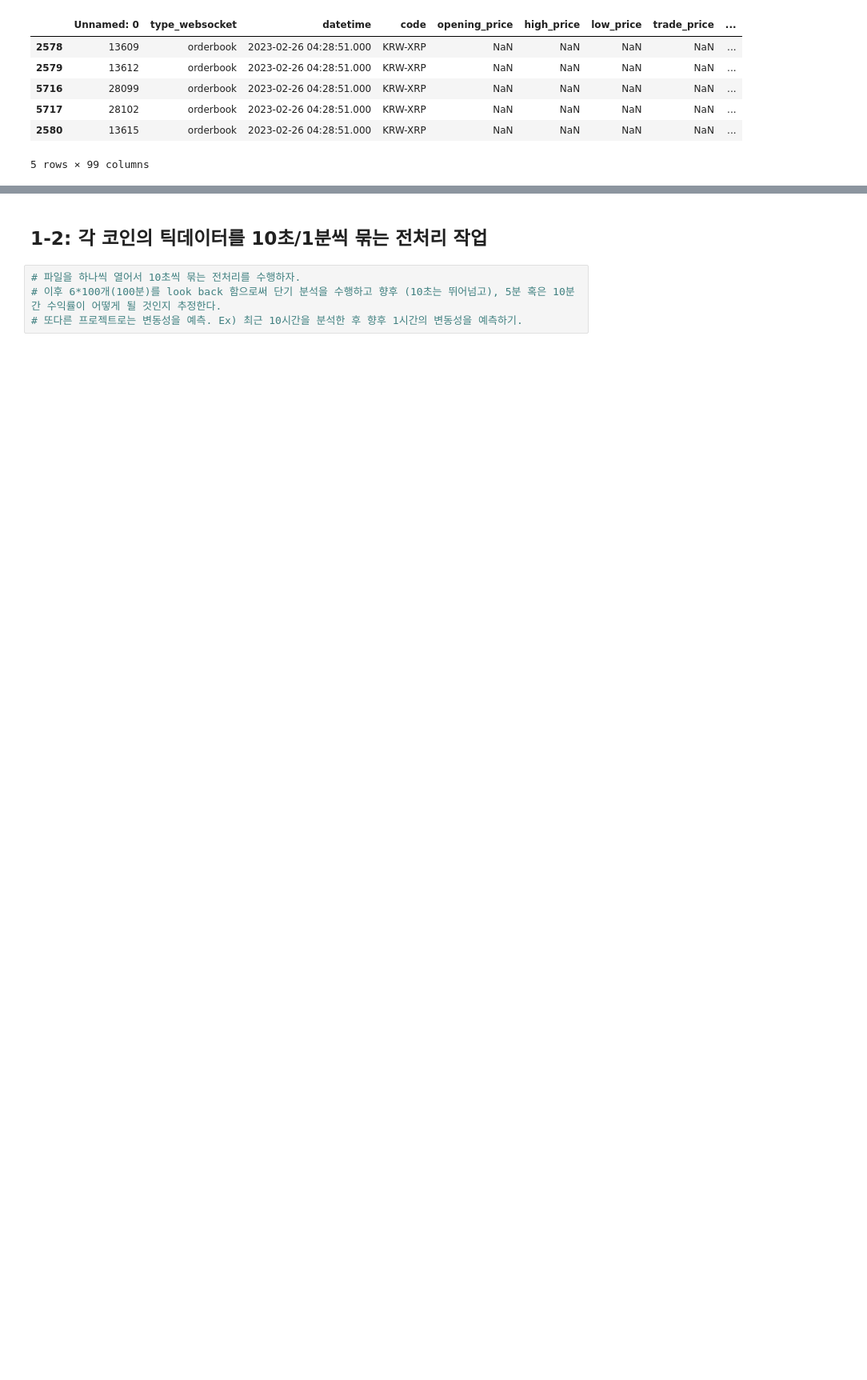
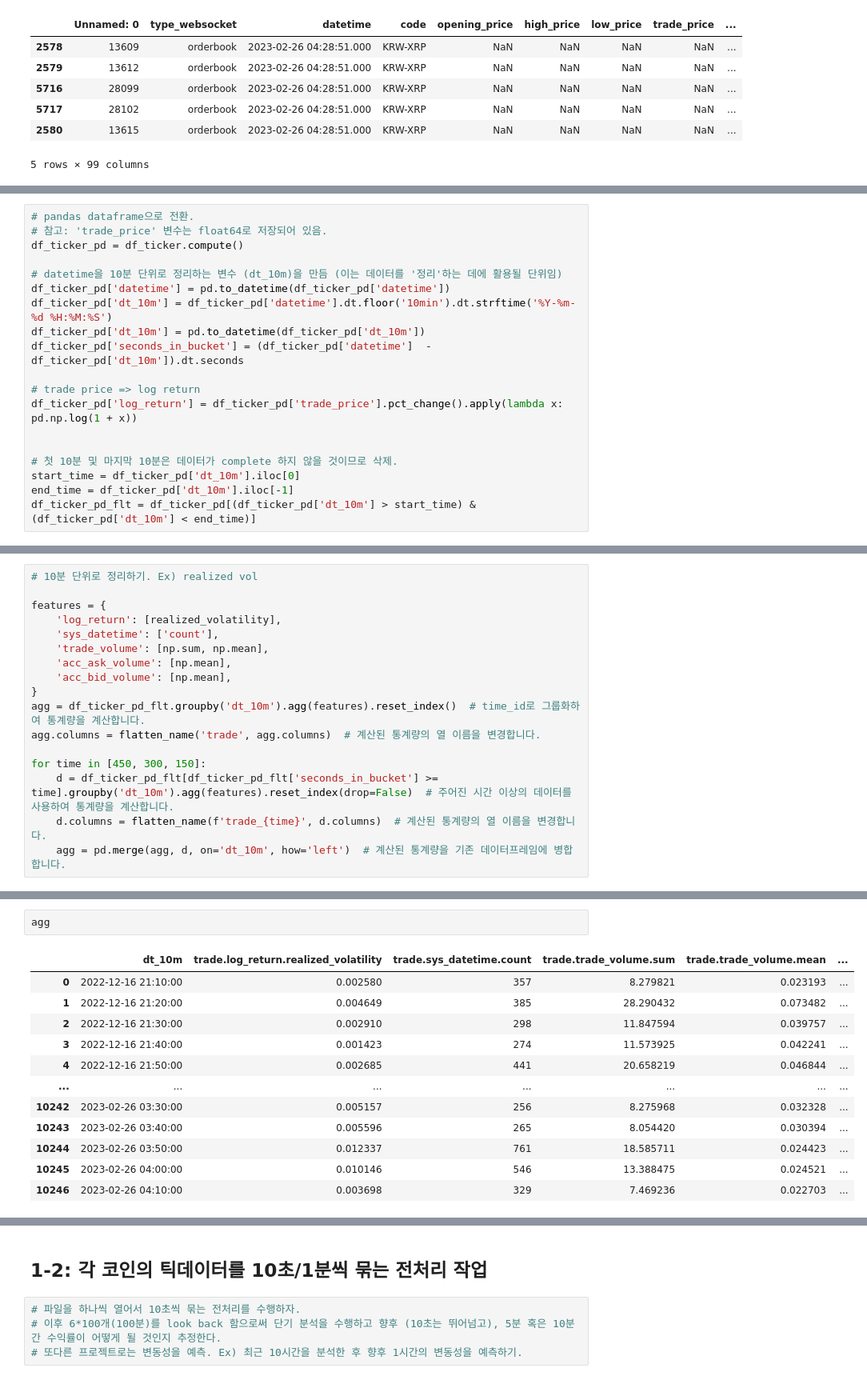
Before and after one commit to TradingMachineProject/preprocessing, a Jupyter notebook: tick_preprocessing_230706.ipynb, the cells around one changed output, grey strips where cells are left out. Shown at 80% size. Saved outputs shown, nothing was run; the diff lists cells and outputs as text; blank space fills up the shorter version.

```diff
--- a/tick_preprocessing_230706.ipynb
+++ b/tick_preprocessing_230706.ipynb
@@ -410,0 +413,19 @@ print(df.head(1000).to_string(max_rows=None))
+# %%
+# pandas dataframe으로 전환.
+# 참고: 'trade_price' 변수는 float64로 저장되어 있음.
+df_ticker_pd = df_ticker.compute()
+
+# datetime을 10분 단위로 정리하는 변수 (dt_10m)을 만듬 (이는 데이터를 '정리'하는 데에 활용될 단위임)
+df_ticker_pd['datetime'] = pd.to_datetime(df_ticker_pd['datetime'])
+df_ticker_pd['dt_10m'] = df_ticker_pd['datetime'].dt.floor('10min').dt.strftime('%Y-%m-%d %H:%M:%S')
+df_ticker_pd['dt_10m'] = pd.to_datetime(df_ticker_pd['dt_10m'])
+df_ticker_pd['seconds_in_bucket'] = (df_ticker_pd['datetime']  - df_ticker_pd['dt_10m']).dt.seconds
+
+# trade price => log return
+df_ticker_pd['log_return'] = df_ticker_pd['trade_price'].pct_change().apply(lambda x: pd.np.log(1 + x))
+
+
+# 첫 10분 및 마지막 10분은 데이터가 complete 하지 않을 것이므로 삭제.
+start_time = df_ticker_pd['dt_10m'].iloc[0]
+end_time = df_ticker_pd['dt_10m'].iloc[-1]
+df_ticker_pd_flt = df_ticker_pd[(df_ticker_pd['dt_10m'] > start_time) & (df_ticker_pd['dt_10m'] < end_time)]
@@ -410,0 +434,17 @@ print(df.head(1000).to_string(max_rows=None))
+# %%
+# 10분 단위로 정리하기. Ex) realized vol
+
+features = {
+    'log_return': [realized_volatility],
+    'sys_datetime': ['count'],
+    'trade_volume': [np.sum, np.mean],
+    'acc_ask_volume': [np.mean],
+    'acc_bid_volume': [np.mean],
+}
+agg = df_ticker_pd_flt.groupby('dt_10m').agg(features).reset_index()  # time_id로 그룹화하여 통계량을 계산합니다.
+agg.columns = flatten_name('trade', agg.columns)  # 계산된 통계량의 열 이름을 변경합니다.
+
+for time in [450, 300, 150]:
+    d = df_ticker_pd_flt[df_ticker_pd_flt['seconds_in_bucket'] >= time].groupby('dt_10m').agg(features).reset_index(drop=False)  # 주어진 시간 이상의 데이터를 사용하여 통계량을 계산합니다.
+    d.columns = flatten_name(f'trade_{time}', d.columns)  # 계산된 통계량의 열 이름을 변경합니다.
+    agg = pd.merge(agg, d, on='dt_10m', how='left')  # 계산된 통계량을 기존 데이터프레임에 병합합니다.
@@ -410,0 +456,15 @@ print(df.head(1000).to_string(max_rows=None))
+# %%
+agg
+# %% [output]
+|  | dt_10m | trade.log_return.realized_volatility | trade.sys_datetime.count | trade.trade_volume.sum | trade.trade_volume.mean | ... |
+| 0 | 2022-12-16 21:10:00 | 0.002580 | 357 | 8.279821 | 0.023193 | ... |
+| 1 | 2022-12-16 21:20:00 | 0.004649 | 385 | 28.290432 | 0.073482 | ... |
+| 2 | 2022-12-16 21:30:00 | 0.002910 | 298 | 11.847594 | 0.039757 | ... |
+| 3 | 2022-12-16 21:40:00 | 0.001423 | 274 | 11.573925 | 0.042241 | ... |
+| 4 | 2022-12-16 21:50:00 | 0.002685 | 441 | 20.658219 | 0.046844 | ... |
+| ... | ... | ... | ... | ... | ... | ... |
+| 10242 | 2023-02-26 03:30:00 | 0.005157 | 256 | 8.275968 | 0.032328 | ... |
+| 10243 | 2023-02-26 03:40:00 | 0.005596 | 265 | 8.054420 | 0.030394 | ... |
+| 10244 | 2023-02-26 03:50:00 | 0.012337 | 761 | 18.585711 | 0.024423 | ... |
+| 10245 | 2023-02-26 04:00:00 | 0.010146 | 546 | 13.388475 | 0.024521 | ... |
+| 10246 | 2023-02-26 04:10:00 | 0.003698 | 329 | 7.469236 | 0.022703 | ... |
```
Also changed, not shown: parts of 20 cells of this notebook.
